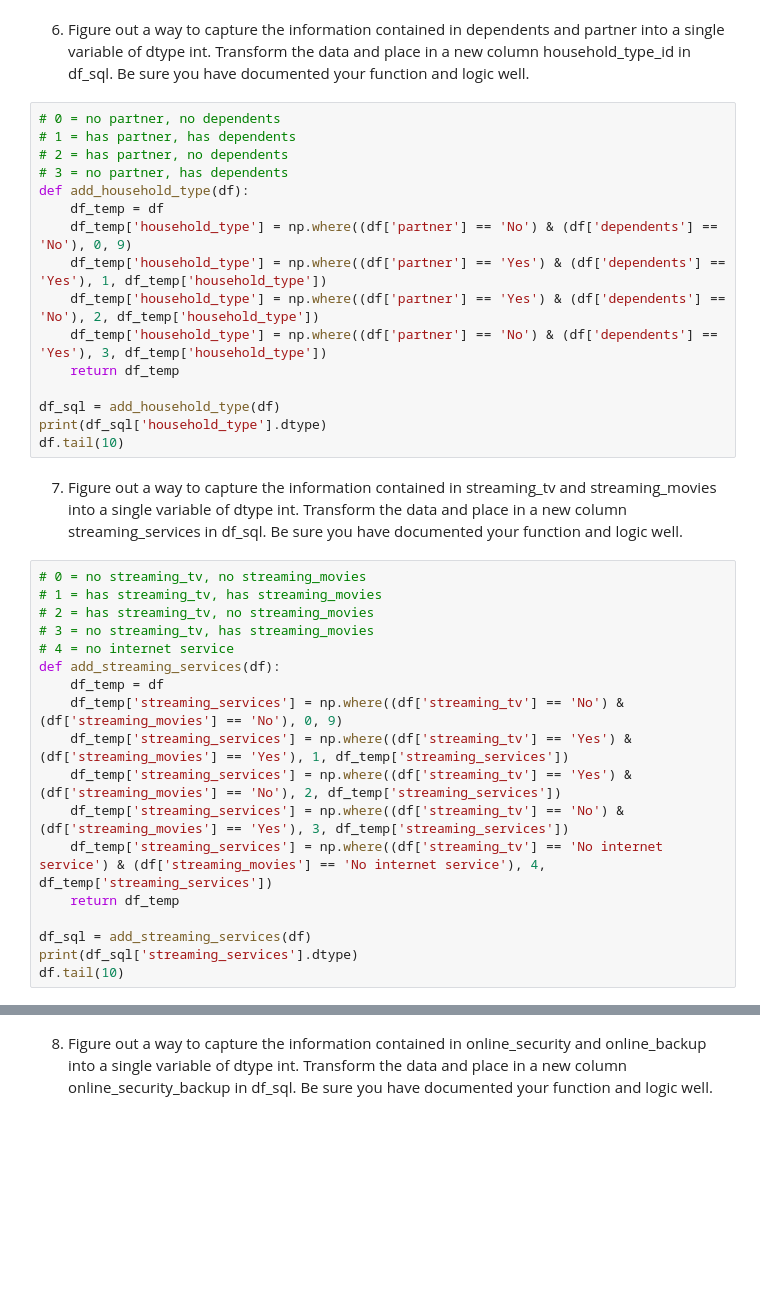
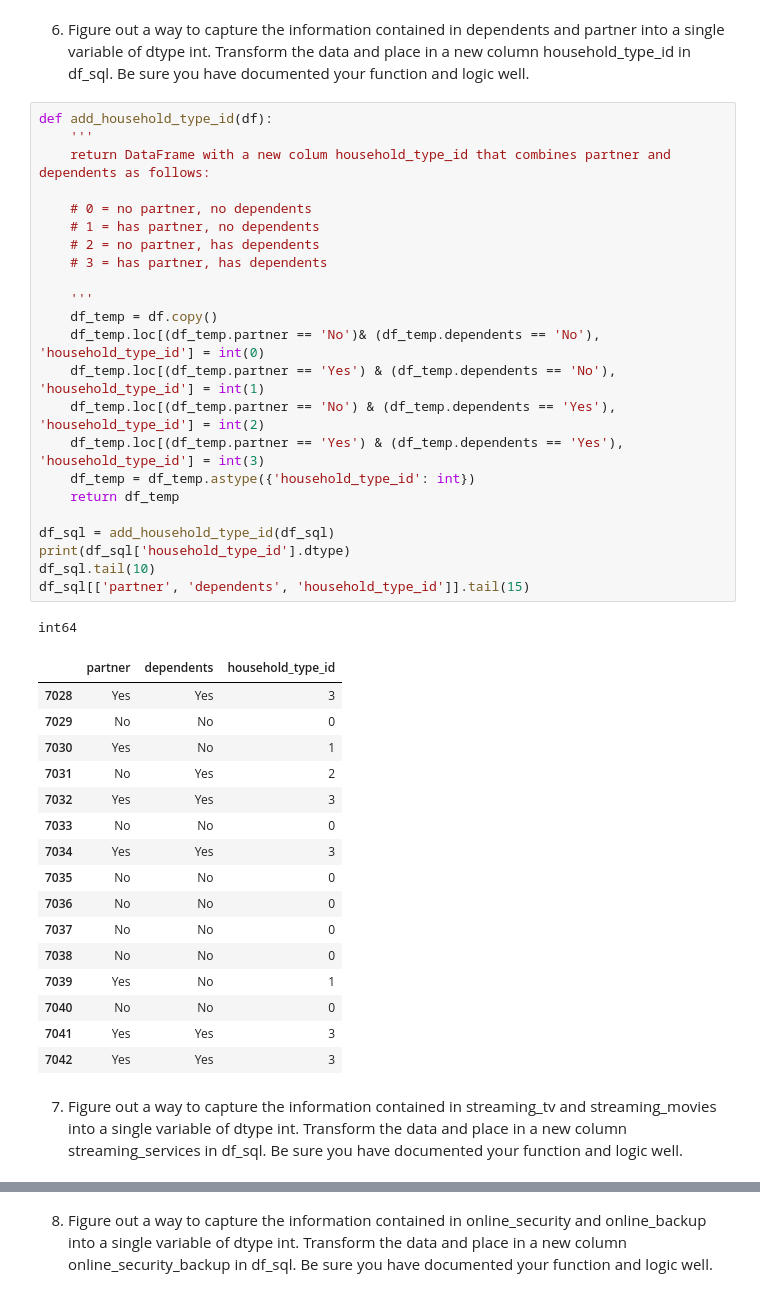
Before and after one commit to michaelndd/classification-project, a Jupyter notebook: project-dd.ipynb, the cells around one changed output, grey strips where cells are left out. Saved outputs shown, nothing was run; the diff lists cells and outputs as text; blank space fills up the shorter version.

```diff
--- a/project-dd.ipynb
+++ b/project-dd.ipynb
@@ -247,38 +402,45 @@ df.tail(10)
 # %% [markdown]
 6. Figure out a way to capture the information contained in dependents and partner into a single variable of dtype int. Transform the data and place in a new column household_type_id in df_sql. Be sure you have documented your function and logic well.
-# %%
-# 0 = no partner, no dependents
-# 1 = has partner, has dependents
-# 2 = has partner, no dependents
-# 3 = no partner, has dependents
-def add_household_type(df):
-    df_temp = df
-    df_temp['household_type'] = np.where((df['partner'] == 'No') & (df['dependents'] == 'No'), 0, 9)
-    df_temp['household_type'] = np.where((df['partner'] == 'Yes') & (df['dependents'] == 'Yes'), 1, df_temp['household_type'])
-    df_temp['household_type'] = np.where((df['partner'] == 'Yes') & (df['dependents'] == 'No'), 2, df_temp['household_type'])
-    df_temp['household_type'] = np.where((df['partner'] == 'No') & (df['dependents'] == 'Yes'), 3, df_temp['household_type'])
-    return df_temp
-
-df_sql = add_household_type(df)
-print(df_sql['household_type'].dtype)
-df.tail(10)
+# %%
+def add_household_type_id(df):
+    '''
+    return DataFrame with a new colum household_type_id that combines partner and dependents as follows:
+
+    # 0 = no partner, no dependents
+    # 1 = has partner, no dependents
+    # 2 = no partner, has dependents
+    # 3 = has partner, has dependents
+
+    '''
+    df_temp = df.copy()
+    df_temp.loc[(df_temp.partner == 'No')& (df_temp.dependents == 'No'), 'household_type_id'] = int(0)
+    df_temp.loc[(df_temp.partner == 'Yes') & (df_temp.dependents == 'No'), 'household_type_id'] = int(1)
+    df_temp.loc[(df_temp.partner == 'No') & (df_temp.dependents == 'Yes'), 'household_type_id'] = int(2)
+    df_temp.loc[(df_temp.partner == 'Yes') & (df_temp.dependents == 'Yes'), 'household_type_id'] = int(3)
+    df_temp = df_temp.astype({'household_type_id': int})
+    return df_temp
+
+df_sql = add_household_type_id(df_sql)
+print(df_sql['household_type_id'].dtype)
+df_sql.tail(10)
+df_sql[['partner', 'dependents', 'household_type_id']].tail(15)
+# %% [output]
+int64
+|  | partner | dependents | household_type_id |
+| 7028 | Yes | Yes | 3 |
+| 7029 | No | No | 0 |
+| 7030 | Yes | No | 1 |
+| 7031 | No | Yes | 2 |
+| 7032 | Yes | Yes | 3 |
+| 7033 | No | No | 0 |
+| 7034 | Yes | Yes | 3 |
+| 7035 | No | No | 0 |
+| 7036 | No | No | 0 |
+| 7037 | No | No | 0 |
+| 7038 | No | No | 0 |
+| 7039 | Yes | No | 1 |
+| 7040 | No | No | 0 |
+| 7041 | Yes | Yes | 3 |
+| 7042 | Yes | Yes | 3 |
 # %% [markdown]
 7. Figure out a way to capture the information contained in streaming_tv and streaming_movies into a single variable of dtype int. Transform the data and place in a new column streaming_services in df_sql. Be sure you have documented your function and logic well.
-# %%
-# 0 = no streaming_tv, no streaming_movies
-# 1 = has streaming_tv, has streaming_movies
-# 2 = has streaming_tv, no streaming_movies
-# 3 = no streaming_tv, has streaming_movies
-# 4 = no internet service
-def add_streaming_services(df):
-    df_temp = df
-    df_temp['streaming_services'] = np.where((df['streaming_tv'] == 'No') & (df['streaming_movies'] == 'No'), 0, 9)
-    df_temp['streaming_services'] = np.where((df['streaming_tv'] == 'Yes') & (df['streaming_movies'] == 'Yes'), 1, df_temp['streaming_services'])
-    df_temp['streaming_services'] = np.where((df['streaming_tv'] == 'Yes') & (df['streaming_movies'] == 'No'), 2, df_temp['streaming_services'])
-    df_temp['streaming_services'] = np.where((df['streaming_tv'] == 'No') & (df['streaming_movies'] == 'Yes'), 3, df_temp['streaming_services'])
-    df_temp['streaming_services'] = np.where((df['streaming_tv'] == 'No internet service') & (df['streaming_movies'] == 'No internet service'), 4, df_temp['streaming_services'])
-    return df_temp
-
-df_sql = add_streaming_services(df)
-print(df_sql['streaming_services'].dtype)
-df.tail(10)
```
Also changed, not shown: parts of 13 cells of this notebook.
